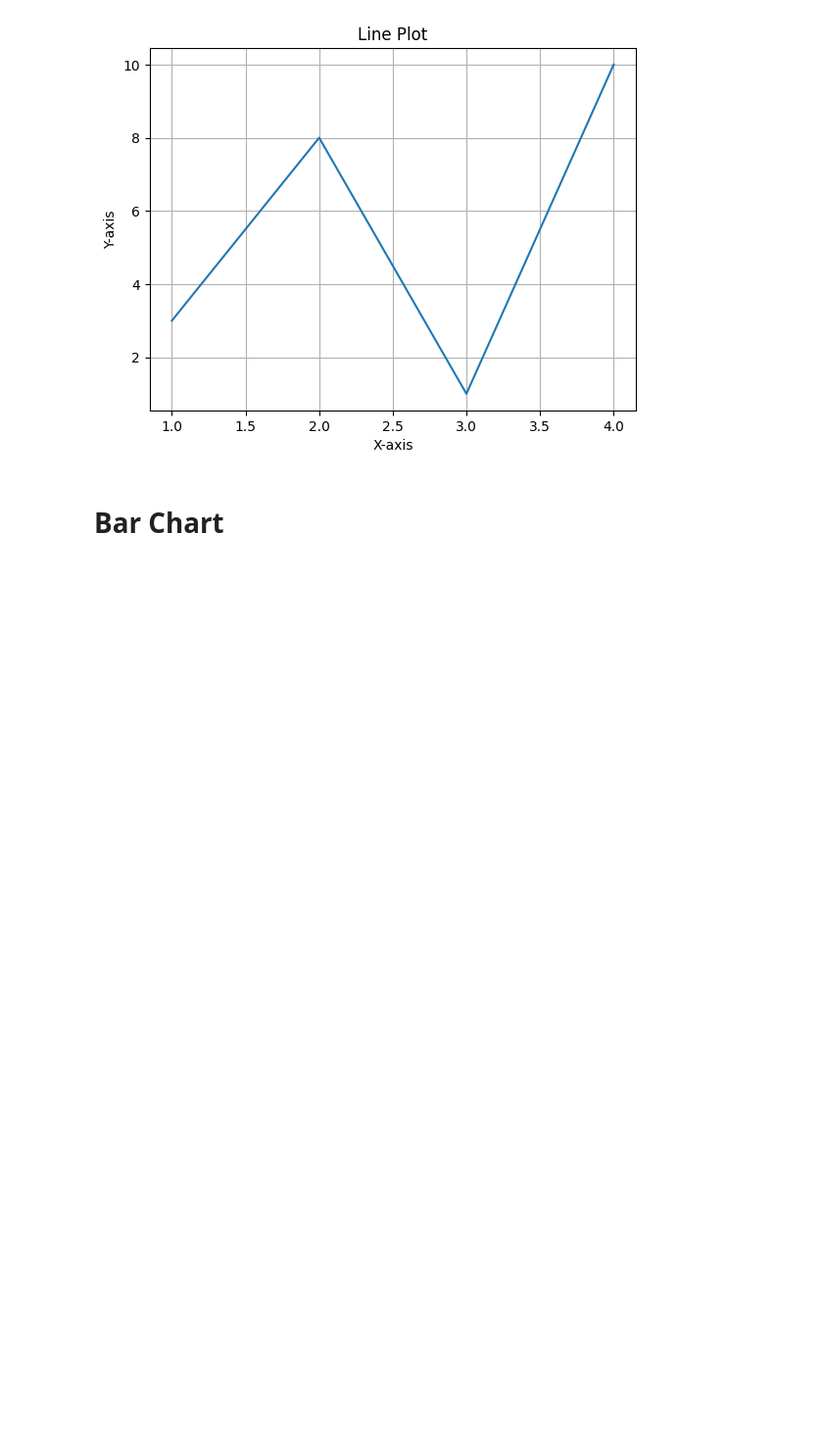
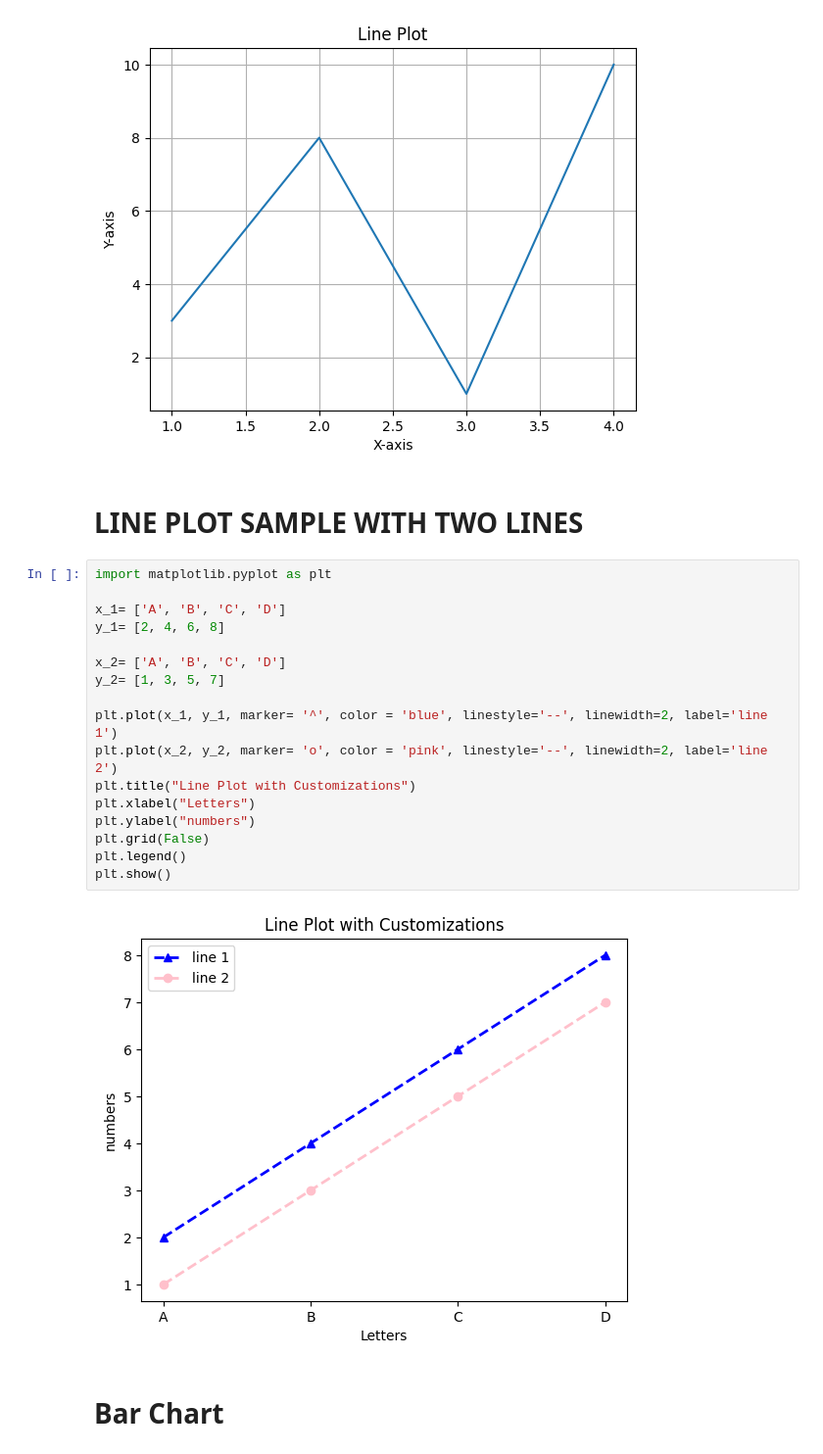
Before and after one commit to raquem-annierose/PolyTech-Demo, a Jupyter notebook: niones/visualization.ipynb, the cells around one changed output. Shown: that part at 98% size. Drawn from its saved outputs; the diff is of its cells as text; blank space fills up the shorter version.

```diff
--- a/niones/visualization.ipynb
+++ b/niones/visualization.ipynb
@@ -16,6 +16,27 @@ plt.grid(True)
 plt.show()
 # %% [output]
 [figure]
+# %% [markdown]
+# LINE PLOT SAMPLE WITH TWO LINES
+# %%
+import matplotlib.pyplot as plt
+
+x_1= ['A', 'B', 'C', 'D']
+y_1= [2, 4, 6, 8]
+
+x_2= ['A', 'B', 'C', 'D']
+y_2= [1, 3, 5, 7]
+
+plt.plot(x_1, y_1, marker= '^', color = 'blue', linestyle='--', linewidth=2, label='line 1')
+plt.plot(x_2, y_2, marker= 'o', color = 'pink', linestyle='--', linewidth=2, label='line 2')
+plt.title("Line Plot with Customizations")
+plt.xlabel("Letters")
+plt.ylabel("numbers")
+plt.grid(False)
+plt.legend()
+plt.show()
+# %% [output]
+[figure, added]
 # %% [markdown]
 # Bar Chart
 # %%
```
Also changed, not shown: parts of 9 cells of this notebook.
